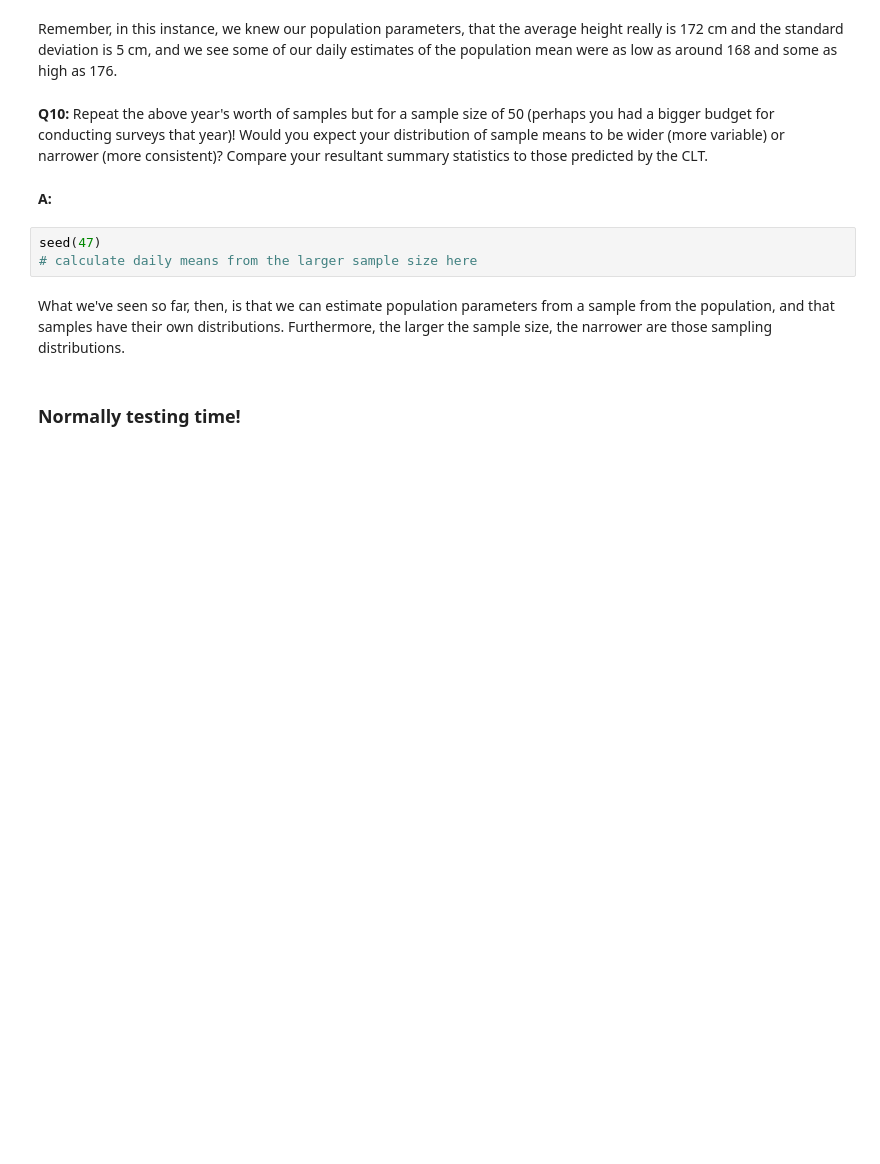
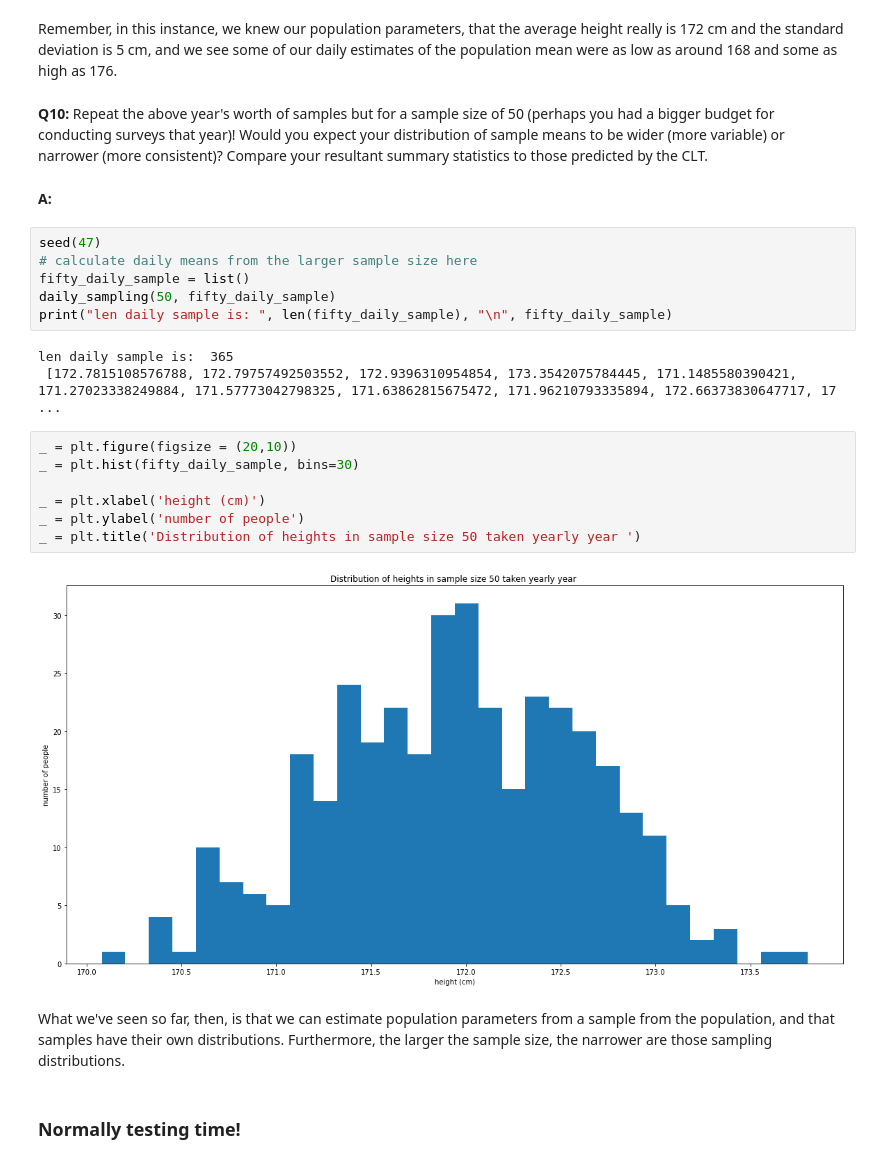
Before and after one commit to mmdebrahimi/Springboard, a Jupyter notebook: Frequentist%20Case%20Study_emanuele_ebrahimi.ipynb, the cells around one changed output. Cells and saved outputs as stored; diff of their text form; blank space fills up the shorter version.

```diff
--- a/Frequentist%20Case%20Study_emanuele_ebrahimi.ipynb
+++ b/Frequentist%20Case%20Study_emanuele_ebrahimi.ipynb
@@ -292,6 +293,21 @@ __A:__
 # %%
 seed(47)
 # calculate daily means from the larger sample size here
+fifty_daily_sample = list()
+daily_sampling(50, fifty_daily_sample)
+print("len daily sample is: ", len(fifty_daily_sample), "\n", fifty_daily_sample)
+# %% [output]
+len daily sample is:  365
+ [172.7815108576788, 172.79757492503552, 172.9396310954854, 173.3542075784445, 171.1485580390421, 171.27023338249884, 171.57773042798325, 171.63862815675472, 171.96210793335894, 172.66373830647717, 17 ...
+# %%
+_ = plt.figure(figsize = (20,10))
+_ = plt.hist(fifty_daily_sample, bins=30)
+
+_ = plt.xlabel('height (cm)')
+_ = plt.ylabel('number of people')
+_ = plt.title('Distribution of heights in sample size 50 taken yearly year ')
+# %% [output]
+[figure, added]
 # %% [markdown]
 What we've seen so far, then, is that we can estimate population parameters from a sample from the population, and that samples have their own distributions. Furthermore, the larger the sample size, the narrower are those sampling distributions.
 # %% [markdown]
```
Also changed, not shown: parts of 18 cells of this notebook.
